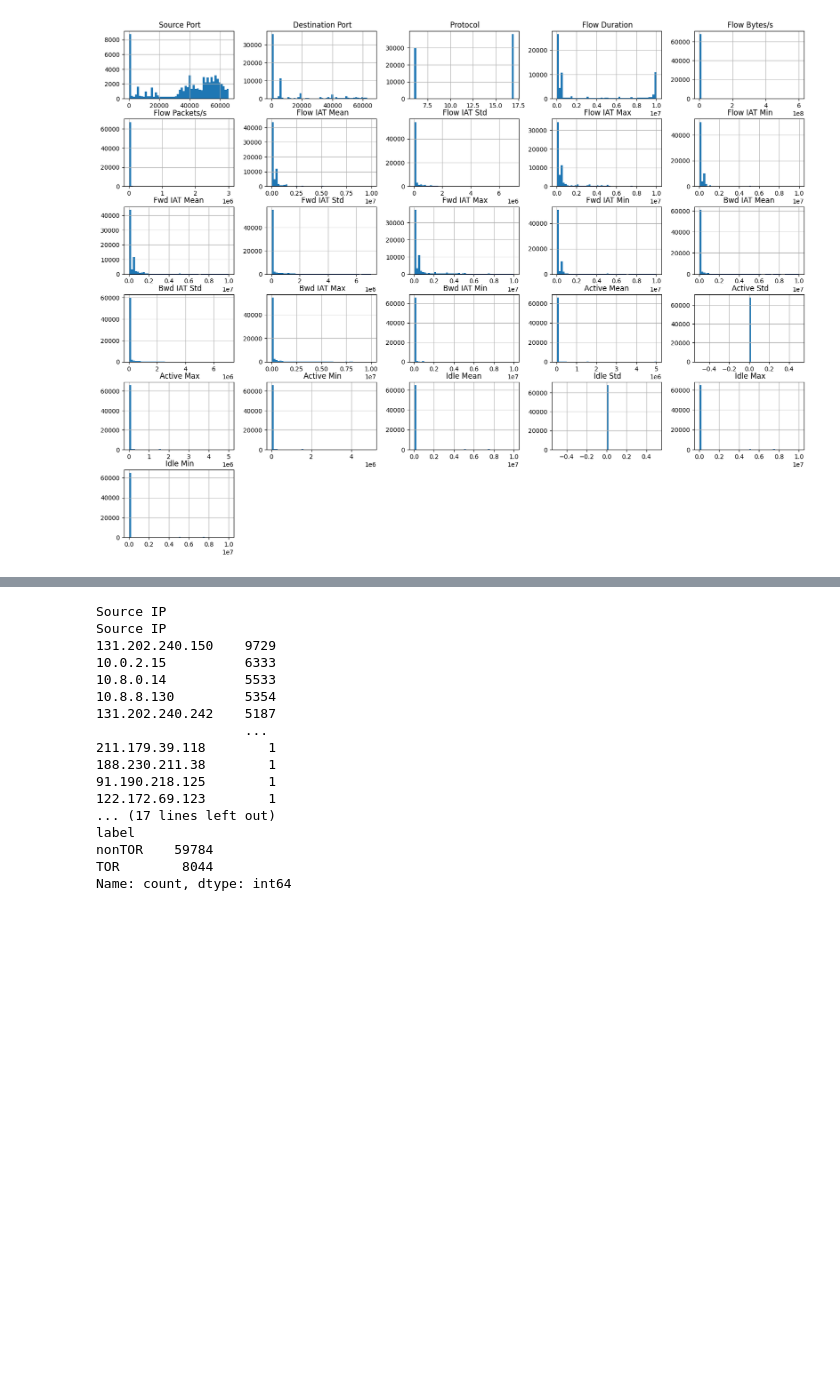
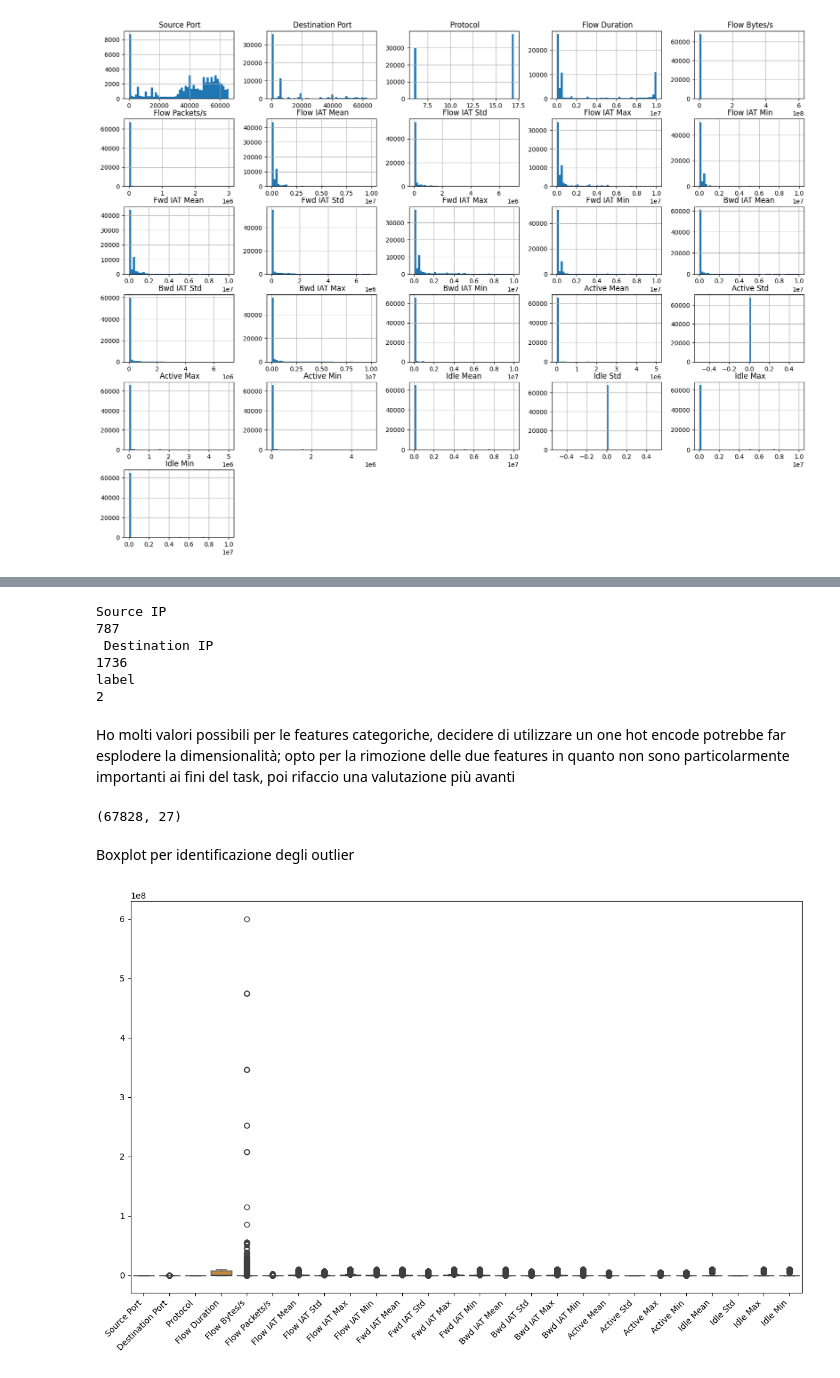
Before and after one commit to tommasomartinelli/Anomaly-Detection-ISCXTor2016, a Jupyter notebook: Notebook/AnomalyDetetction.ipynb, the cells around one changed output, grey strips where cells are left out. Cells and saved outputs as stored; diff of their text form; code cells hidden in the pictures; blank space fills up the shorter version.

```diff
--- a/Notebook/AnomalyDetetction.ipynb
+++ b/Notebook/AnomalyDetetction.ipynb
@@ -91,22 +130,28 @@ plt.show()
 # %%
 for column in cat_features.columns:
     print(column)
-    print(cat_features[column].value_counts())
+    print(cat_features[column].nunique())
 # %% [output]
 Source IP
-Source IP
-131.202.240.150    9729
-10.0.2.15          6333
-10.8.0.14          5533
-10.8.8.130         5354
-131.202.240.242    5187
-                   ...
-211.179.39.118        1
-188.230.211.38        1
-91.190.218.125        1
-122.172.69.123        1
-... (17 lines left out)
+787
+ Destination IP
+1736
 label
-nonTOR    59784
-TOR        8044
-Name: count, dtype: int64
+2
+# %% [markdown]
+Ho molti valori possibili per le features categoriche, decidere di utilizzare un one hot encode potrebbe far esplodere la dimensionalità; opto per la rimozione delle due features in quanto non sono particolarmente importanti ai fini del task, poi rifaccio una valutazione più avanti
+# %%
+df = df.drop(['Source IP', ' Destination IP'], axis=1)
+print(df.shape)
+# %% [output]
+(67828, 27)
+# %% [markdown]
+Boxplot per identificazione degli outlier
+# %%
+plt.figure(figsize=(12, 8))
+sns.boxplot(df)
+plt.xticks(rotation=45, ha='right')
+plt.tight_layout()
+plt.show()
+# %% [output]
+[figure, added]
```
Also changed, not shown: parts of 25 cells of this notebook, 1 other file.
